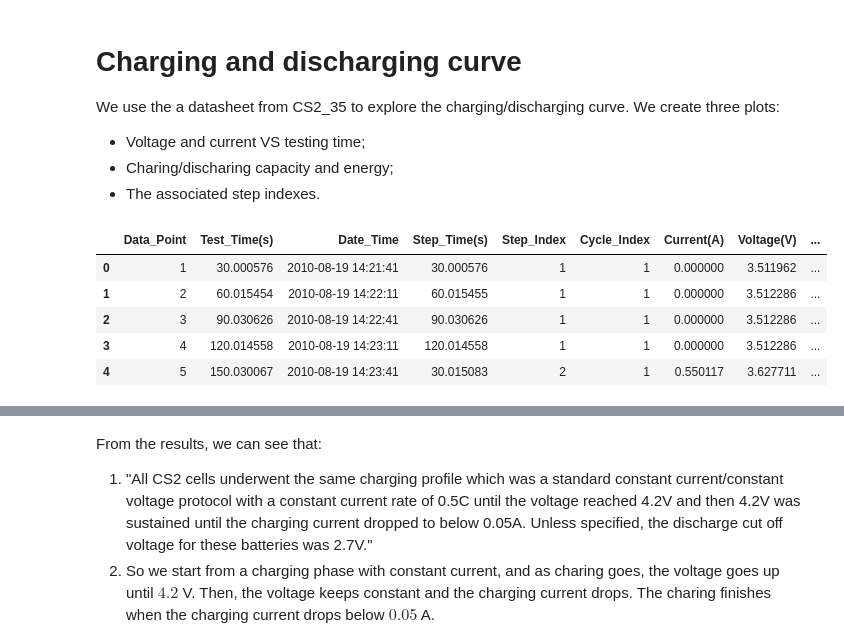
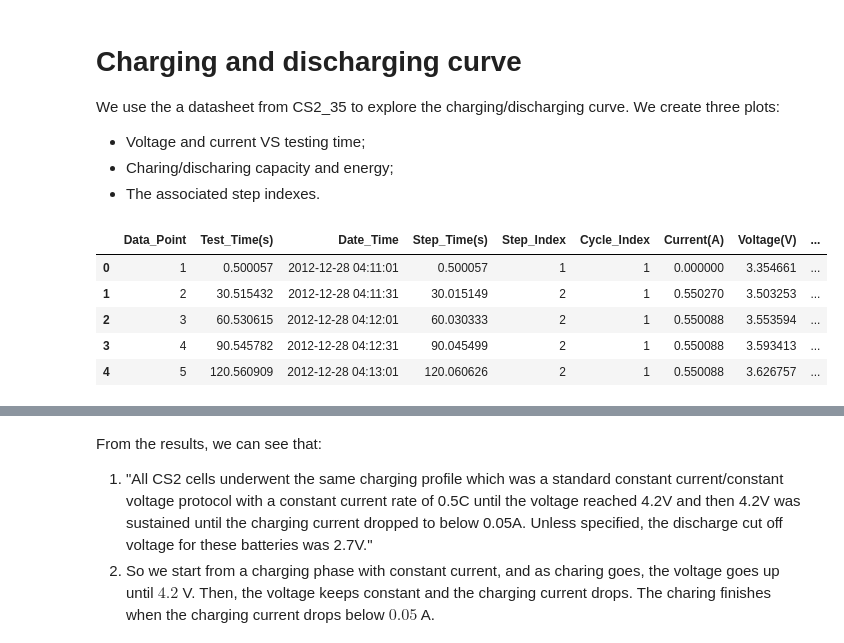
Before and after one commit to sonic160/battery_calce, a Jupyter notebook: explore.ipynb, the cells around one changed output, grey strips where cells are left out. Drawn from its saved outputs; the diff is of its cells as text; code cells hidden in the pictures.

```diff
--- a/explore.ipynb
+++ b/explore.ipynb
@@ -11,16 +11,19 @@ We use the a datasheet from CS2_35 to explore the charging/discharging curve. We
 * Charing/discharing capacity and energy;
 * The associated step indexes.
 # %%
-dir_path = r'C:\Users\Zhiguo\OneDrive - CentraleSupelec\Code\Python\battery_calce\data\CS2_35\CS2_35_8_30_10.xlsx'
+# dir_path = r'C:\Users\Zhiguo\OneDrive - CentraleSupelec\Code\Python\battery_calce\data\CS2_35\CS2_35_8_30_10.xlsx'
 # dir_path = r'C:\Users\Zhiguo\OneDrive - CentraleSupelec\Code\Python\battery_calce\data\CS2_34\CS2_34_1_12_11.xlsx'
+# dir_path = r'C:\Users\Zhiguo\OneDrive - CentraleSupelec\Code\Python\battery_calce\data\CS2_3\CS2_3_1_30_12.xlsx'
+# dir_path = r'C:\Users\Zhiguo\OneDrive - CentraleSupelec\Code\Python\battery_calce\data\CS2_7\cs2_7_1_6_11.xlsx'
+dir_path = r'C:\Users\Zhiguo\OneDrive - CentraleSupelec\Code\Python\battery_calce\data\CS2_5\CS2_5_1_3_13.xlsx'
 df = pd.read_excel(dir_path, sheet_name=1)
 df.head()
 # %% [output]
 |  | Data_Point | Test_Time(s) | Date_Time | Step_Time(s) | Step_Index | Cycle_Index | Current(A) | Voltage(V) | ... |
-| 0 | 1 | 30.000576 | 2010-08-19 14:21:41 | 30.000576 | 1 | 1 | 0.000000 | 3.511962 | ... |
-| 1 | 2 | 60.015454 | 2010-08-19 14:22:11 | 60.015455 | 1 | 1 | 0.000000 | 3.512286 | ... |
-| 2 | 3 | 90.030626 | 2010-08-19 14:22:41 | 90.030626 | 1 | 1 | 0.000000 | 3.512286 | ... |
-| 3 | 4 | 120.014558 | 2010-08-19 14:23:11 | 120.014558 | 1 | 1 | 0.000000 | 3.512286 | ... |
-| 4 | 5 | 150.030067 | 2010-08-19 14:23:41 | 30.015083 | 2 | 1 | 0.550117 | 3.627711 | ... |
+| 0 | 1 | 0.500057 | 2012-12-28 04:11:01 | 0.500057 | 1 | 1 | 0.000000 | 3.354661 | ... |
+| 1 | 2 | 30.515432 | 2012-12-28 04:11:31 | 30.015149 | 2 | 1 | 0.550270 | 3.503253 | ... |
+| 2 | 3 | 60.530615 | 2012-12-28 04:12:01 | 60.030333 | 2 | 1 | 0.550088 | 3.553594 | ... |
+| 3 | 4 | 90.545782 | 2012-12-28 04:12:31 | 90.045499 | 2 | 1 | 0.550088 | 3.593413 | ... |
+| 4 | 5 | 120.560909 | 2012-12-28 04:13:01 | 120.060626 | 2 | 1 | 0.550088 | 3.626757 | ... |
 # %%
 cycles = list(set(df['Cycle_Index']))
```
Also changed, not shown: parts of 1 cell of this notebook, 3 other files.
